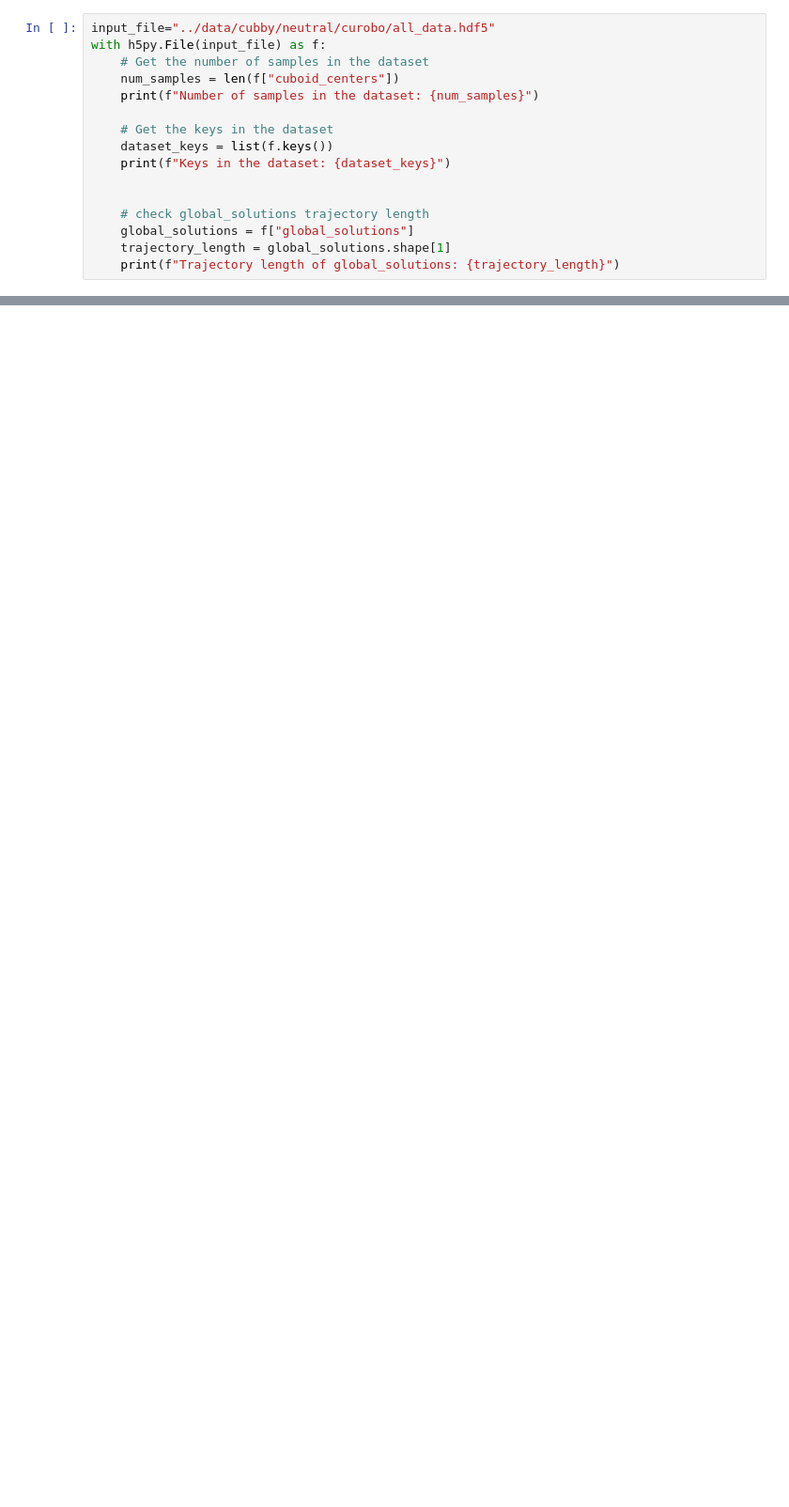
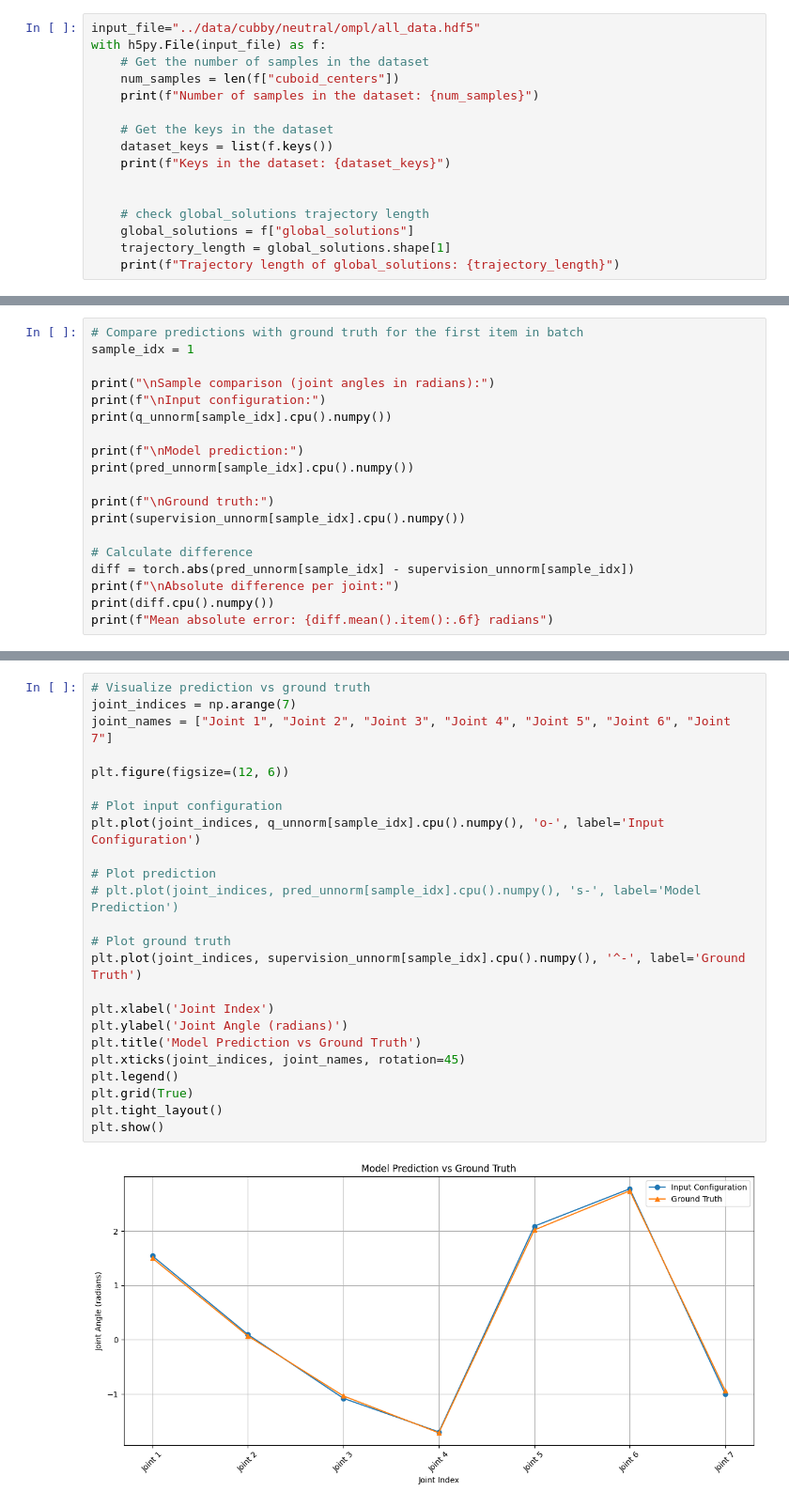
Before and after one commit to zipping-suger/motion_policy, a Jupyter notebook: note.ipynb, the cells around one changed output, grey strips where cells are left out. Shown at 94% size. Drawn from its saved outputs; the diff is of its cells as text; blank space fills up the shorter version.

```diff
--- a/note.ipynb
+++ b/note.ipynb
@@ -68,7 +68,7 @@ def downsize_and_split(
                     for k in g.keys():
                         g[k][ii, ...] = f[k][jj, ...]
 # %%
-input_file="../data/cubby/neutral/curobo/all_data.hdf5"
+input_file="../data/cubby/neutral/ompl/all_data.hdf5"
 with h5py.File(input_file) as f:
     # Get the number of samples in the dataset
     num_samples = len(f["cuboid_centers"])
@@ -145,0 +453,19 @@ No NaN found in validation data.
+# %%
+# Compare predictions with ground truth for the first item in batch
+sample_idx = 1
+
+print("\nSample comparison (joint angles in radians):")
+print(f"\nInput configuration:")
+print(q_unnorm[sample_idx].cpu().numpy())
+
+print(f"\nModel prediction:")
+print(pred_unnorm[sample_idx].cpu().numpy())
+
+print(f"\nGround truth:")
+print(supervision_unnorm[sample_idx].cpu().numpy())
+
+# Calculate difference
+diff = torch.abs(pred_unnorm[sample_idx] - supervision_unnorm[sample_idx])
+print(f"\nAbsolute difference per joint:")
+print(diff.cpu().numpy())
+print(f"Mean absolute error: {diff.mean().item():.6f} radians")
@@ -145,0 +491,26 @@ No NaN found in validation data.
+# %%
+# Visualize prediction vs ground truth
+joint_indices = np.arange(7)
+joint_names = ["Joint 1", "Joint 2", "Joint 3", "Joint 4", "Joint 5", "Joint 6", "Joint 7"]
+
+plt.figure(figsize=(12, 6))
+
+# Plot input configuration
+plt.plot(joint_indices, q_unnorm[sample_idx].cpu().numpy(), 'o-', label='Input Configuration')
+
+# Plot prediction
+# plt.plot(joint_indices, pred_unnorm[sample_idx].cpu().numpy(), 's-', label='Model Prediction')
+
+# Plot ground truth
+plt.plot(joint_indices, supervision_unnorm[sample_idx].cpu().numpy(), '^-', label='Ground Truth')
+
+plt.xlabel('Joint Index')
+plt.ylabel('Joint Angle (radians)')
+plt.title('Model Prediction vs Ground Truth')
+plt.xticks(joint_indices, joint_names, rotation=45)
+plt.legend()
+plt.grid(True)
+plt.tight_layout()
+plt.show()
+# %% [output]
+[figure, added]
```
Also changed, not shown: parts of 13 cells of this notebook, 8 other files.
